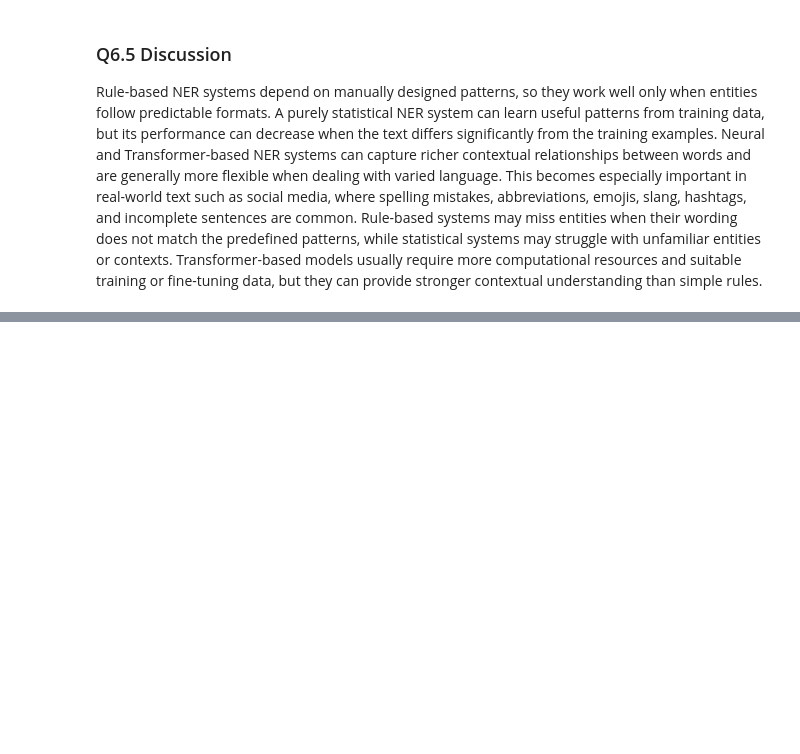
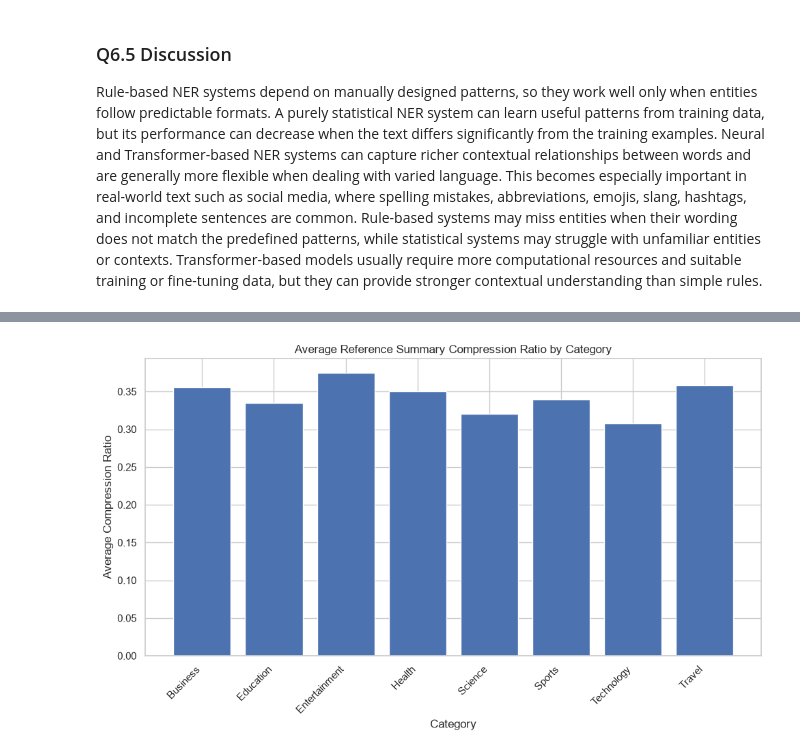
Before and after one commit to Tayyabasadaqat/Artificial-Intelligence, a Jupyter notebook: ASSIGNMENTS/NLP Assignment/NLP_Assignment_TayyabaSadaqat.ipynb, the cells around one changed output, grey strips where cells are left out. Saved outputs shown, nothing was run; the diff lists cells and outputs as text; code cells hidden in the pictures; blank space fills up the shorter version.

```diff
--- a/ASSIGNMENTS/NLP Assignment/NLP_Assignment_TayyabaSadaqat.ipynb
+++ b/ASSIGNMENTS/NLP Assignment/NLP_Assignment_TayyabaSadaqat.ipynb
@@ -2927,0 +4982,14 @@ Rule-based NER systems depend on manually designed patterns, so they work well o
+# %%
+summarization_path = os.path.join(
+    DATA_PATH,
+    "text_summarization.csv"
+)
+
+summary_df = pd.read_csv(
+    summarization_path
+)
+
+print("Dataset shape:", summary_df.shape)
+print("Columns:", summary_df.columns.tolist())
+
+display(summary_df.head())
@@ -2927,0 +5238,23 @@ Rule-based NER systems depend on manually designed patterns, so they work well o
+# %%
+plt.figure(figsize=(10, 6))
+
+plt.bar(
+    compression_by_category.index,
+    compression_by_category[
+        "Average Compression Ratio"
+    ]
+)
+
+plt.title(
+    "Average Reference Summary Compression Ratio by Category"
+)
+
+plt.xlabel("Category")
+plt.ylabel("Average Compression Ratio")
+
+plt.xticks(rotation=45, ha="right")
+
+plt.tight_layout()
+plt.show()
+# %% [output]
+[figure, added]
```
Also changed, not shown: parts of 183 cells of this notebook.
